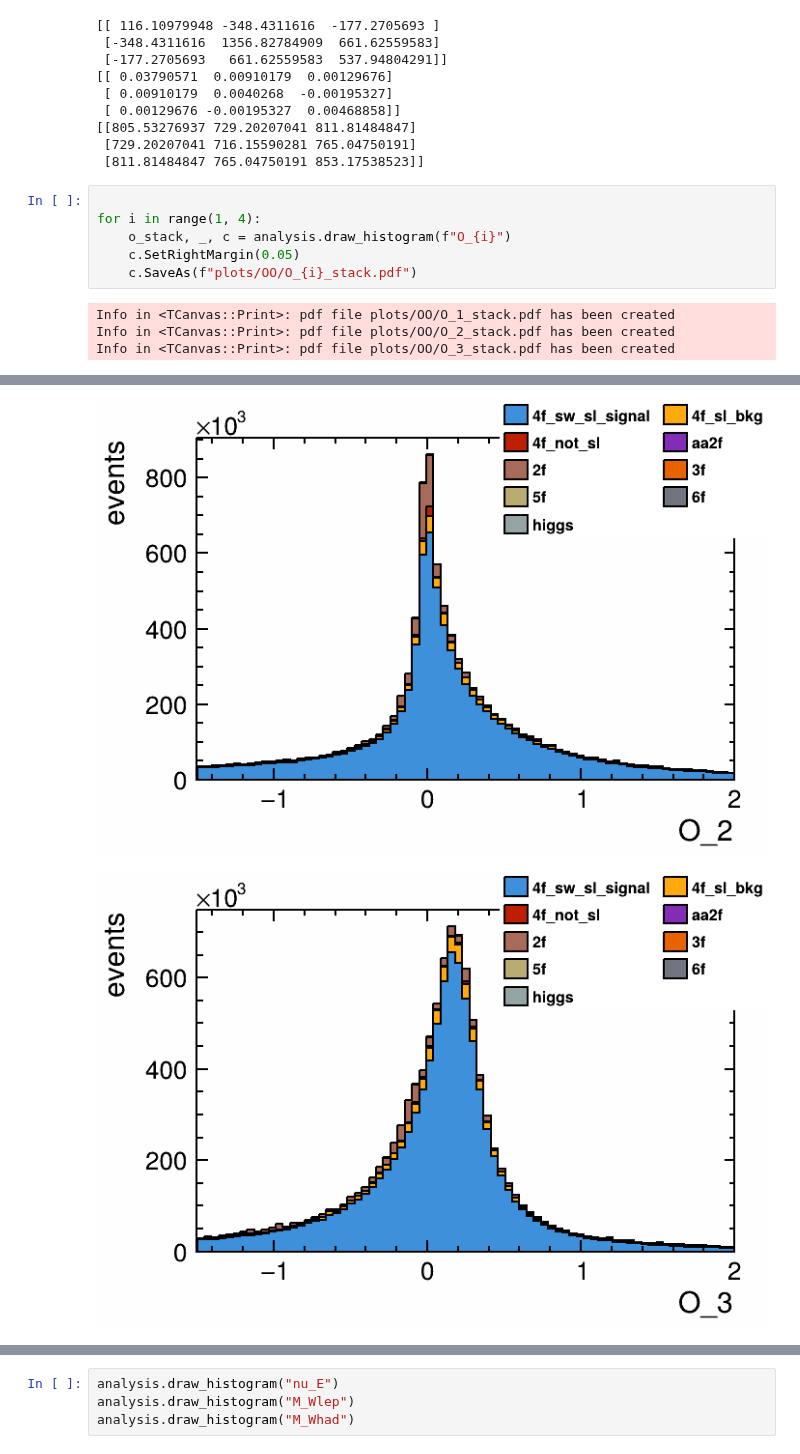
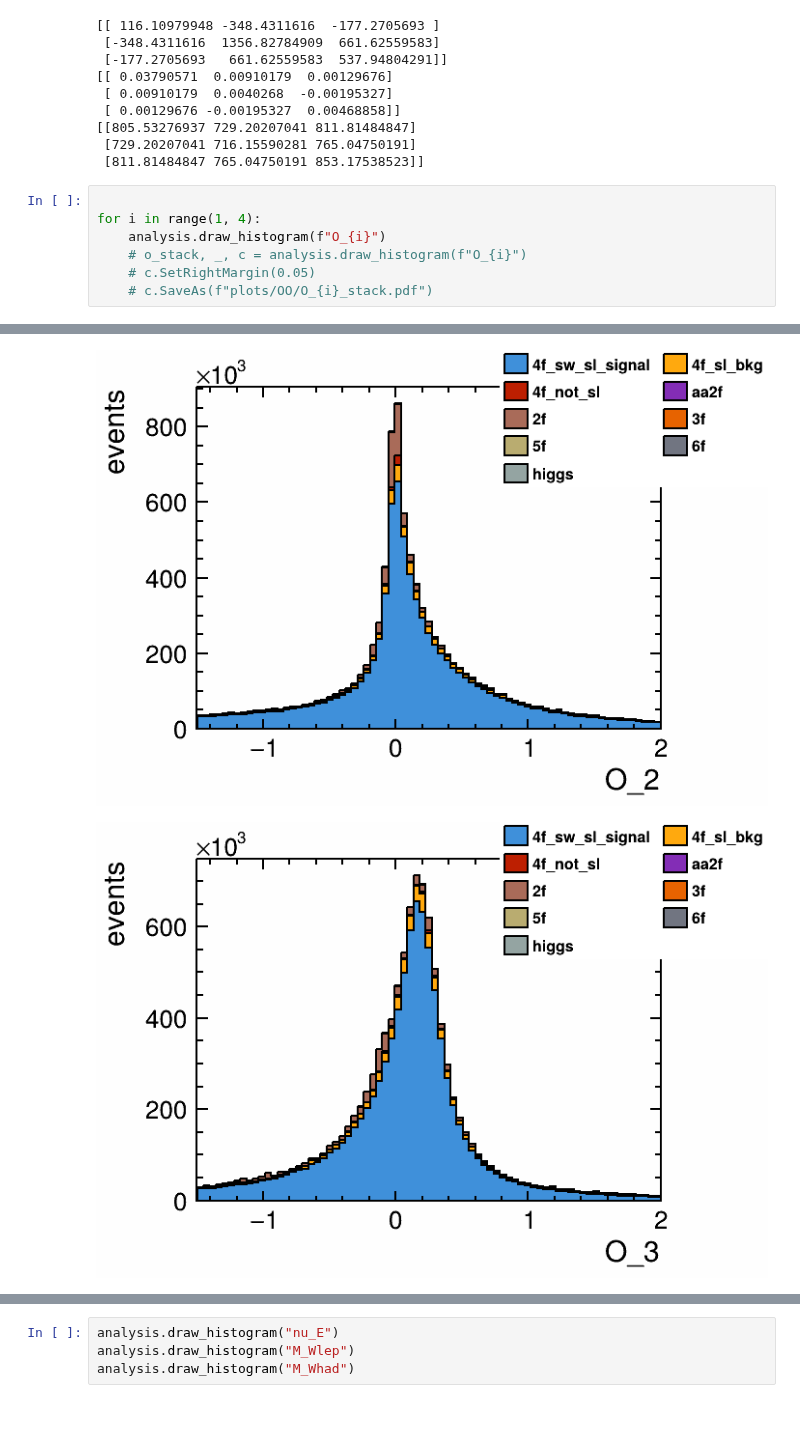
Before and after one commit to Zehvogel/enuW, a Jupyter notebook: miniDST-stage2-test.ipynb, the cells around one changed output, grey strips where cells are left out. Saved outputs shown, nothing was run; the diff lists cells and outputs as text; blank space fills up the shorter version.

```diff
--- a/miniDST-stage2-test.ipynb
+++ b/miniDST-stage2-test.ipynb
@@ -165,10 +165,8 @@ print(c / true_c)
 # %%
 
 for i in range(1, 4):
-    o_stack, _, c = analysis.draw_histogram(f"O_{i}")
-    c.SetRightMargin(0.05)
-    c.SaveAs(f"plots/OO/O_{i}_stack.pdf")
+    analysis.draw_histogram(f"O_{i}")
+    # o_stack, _, c = analysis.draw_histogram(f"O_{i}")
+    # c.SetRightMargin(0.05)
+    # c.SaveAs(f"plots/OO/O_{i}_stack.pdf")
 # %% [output]
-Info in <TCanvas::Print>: pdf file plots/OO/O_1_stack.pdf has been created
-Info in <TCanvas::Print>: pdf file plots/OO/O_2_stack.pdf has been created
-Info in <TCanvas::Print>: pdf file plots/OO/O_3_stack.pdf has been created
@@ -176,3 +174,3 @@ Info in <TCanvas::Print>: pdf file plots/OO/O_3_stack.pdf has been created
-[figure, old version]
+[figure, new version]
-[figure, old version]
+[figure, new version]
 # %%
```
Also changed, not shown: parts of 6 cells of this notebook, 4 other files.
